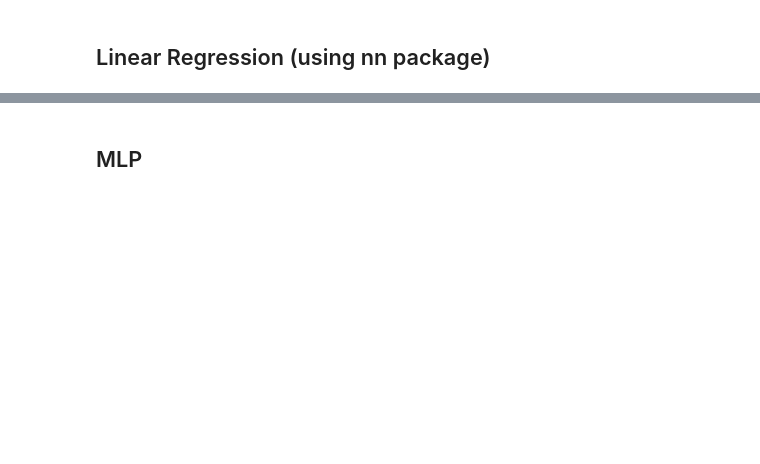
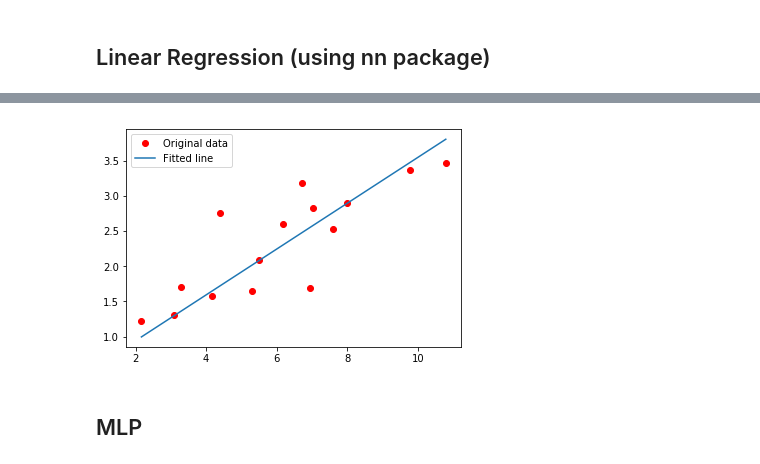
Before and after one commit to sergeivolodin/EPFL_ML_Course, a Jupyter notebook: labs/ex11/template/ex11.ipynb, the cells around one changed output, grey strips where cells are left out. Saved outputs shown, nothing was run; the diff lists cells and outputs as text; code cells hidden in the pictures; blank space fills up the shorter version.

Commit message:
Add ex11 Linear & MLP

```diff
--- a/labs/ex11/template/ex11.ipynb
+++ b/labs/ex11/template/ex11.ipynb
@@ -110,15 +110,15 @@ class NNLinearRegression(nn.Module):
     def __init__(self):
         super(NNLinearRegression, self).__init__()
         # TODO: Define the parameters of the model (linear nn layer)
-        raise NotImplementedError
+        self.layer = nn.Linear(1, 1)
 
     def forward(self, x):
         # TODO: implement forward computation
-        raise NotImplementedError
+        return self.layer(x)
 
 # Training and visualizing predictions made by linear regression model (nn package)
 # TODO: use loss function from nn package
-lossfunc = ...
+lossfunc = torch.nn.MSELoss(size_average=False)
 
 model = NNLinearRegression()
 
@@ -131,3 +131,4 @@ train(features = x_train,
       optimizer = optimizer,
       num_epoch = 100)
 visualize(x_train, y_train, model)
+# %% [output]
@@ -134,3 +145,4 @@ visualize(x_train, y_train, model)
+[figure, added]
 # %% [markdown]
 ## MLP
 # %%
```
Also changed, not shown: parts of 4 cells of this notebook.
